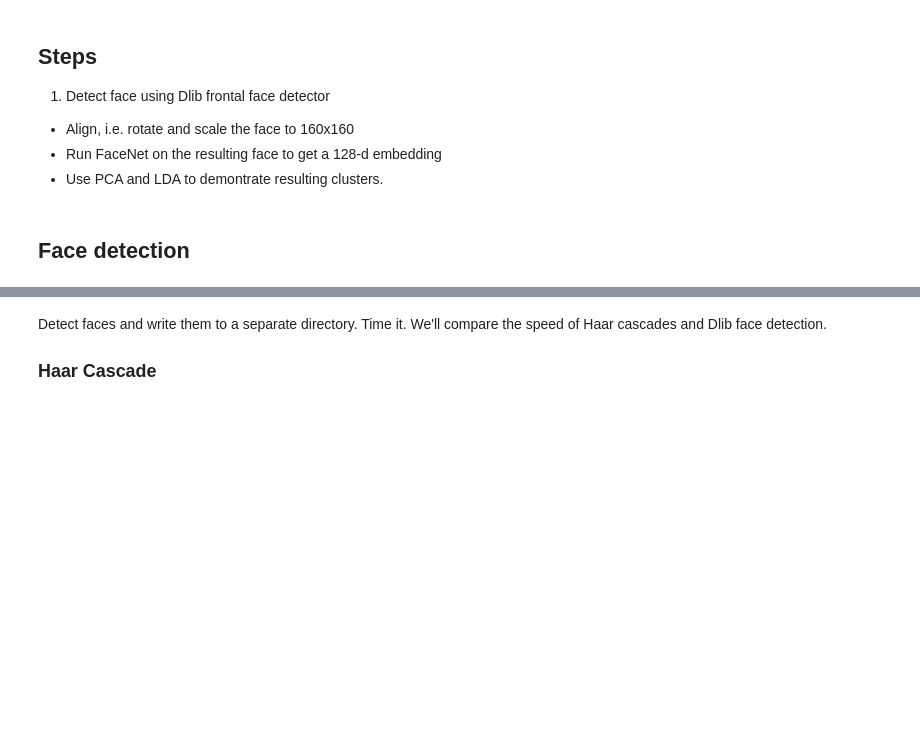
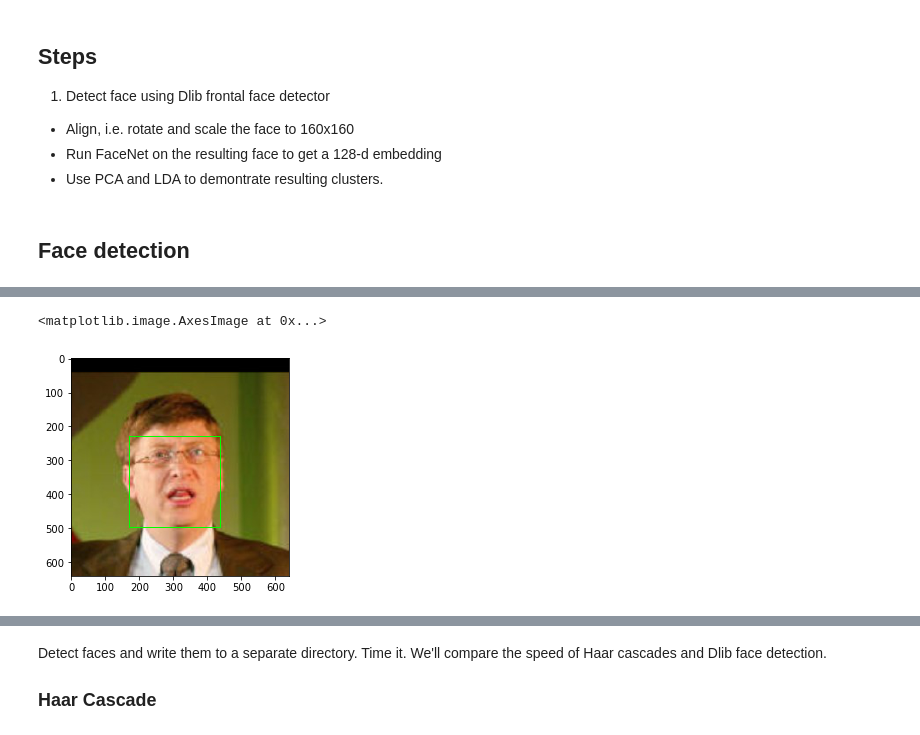
Before and after one commit to alex-kalinin/deep-learning, a Jupyter notebook: facenet/FaceNet for recognition and clustering.ipynb, the cells around one changed output, grey strips where cells are left out. Drawn from its saved outputs; the diff is of its cells as text; code cells hidden in the pictures; blank space fills up the shorter version.

```diff
--- a/facenet/FaceNet for recognition and clustering.ipynb
+++ b/facenet/FaceNet for recognition and clustering.ipynb
@@ -58,5 +81,8 @@ def detect_face_haar(path):
 # %%
 EXPECT_SIZE = 160
+
+from align.align_dlib import AlignDlib
+align = AlignDlib('models/dlib/shape_predictor_68_face_landmarks.dat')
 
 def align_face(image, face_box):
     landmarks = align.findLandmarks(image, face_box)
@@ -64,6 +90,12 @@ def align_face(image, face_box):
                               landmarks=landmarks,
                               landmarkIndices=AlignDlib.OUTER_EYES_AND_NOSE)
     return alignedFace
+
+def draw_rects(image, rects):
+    result = image.copy()
+    for left, top, right, bottom in rects:
+        cv2.rectangle(result, (left, top), (right, bottom), (0, 255, 0), 2)
+    return result
 # %%
 import os
 
@@ -85,0 +151,6 @@ def box_all_faces(face_detect_proc, outdir):
+# %%
+%time bbs = detector(cl1, 1)
+rects = [(r.left(), r.top(), r.right(), r.bottom()) for r in bbs]
+print(rects)
+plt.imshow(draw_rects(img, rects), cmap='gray')
+# %% [output]
@@ -85,0 +160,2 @@ def box_all_faces(face_detect_proc, outdir):
+<matplotlib.image.AxesImage at 0x...>
+[figure, added]
```
Also changed, not shown: parts of 34 cells of this notebook, 3 other files.
